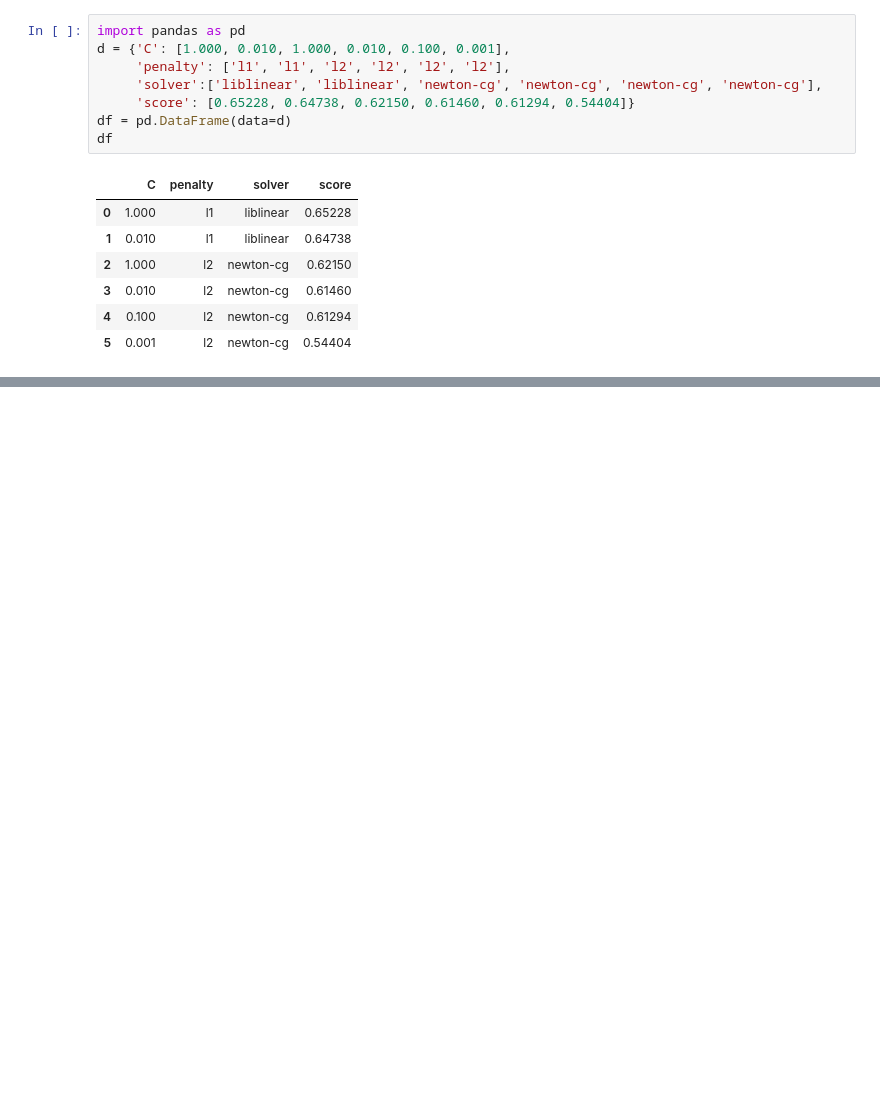
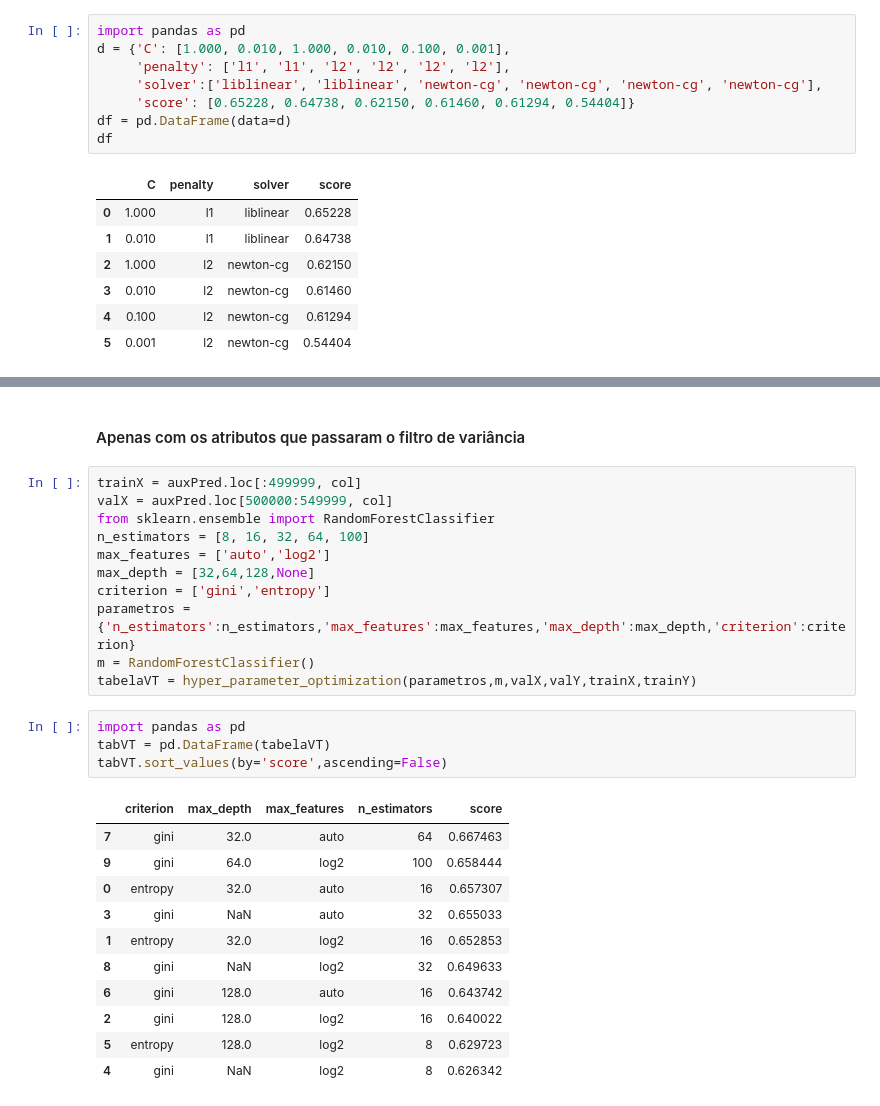
Before and after one commit to josepferreira/AA2, a Jupyter notebook: Notebooks/TratamentoDados.ipynb, the cells around one changed output, grey strips where cells are left out. Saved outputs shown, nothing was run; the diff lists cells and outputs as text; blank space fills up the shorter version.

```diff
--- a/Notebooks/TratamentoDados.ipynb
+++ b/Notebooks/TratamentoDados.ipynb
@@ -1632,0 +784,29 @@ tabela
+# %% [markdown]
+#### Apenas com os atributos que passaram o filtro de variância
+# %%
+trainX = auxPred.loc[:499999, col]
+valX = auxPred.loc[500000:549999, col]
+from sklearn.ensemble import RandomForestClassifier
+n_estimators = [8, 16, 32, 64, 100]
+max_features = ['auto','log2']
+max_depth = [32,64,128,None]
+criterion = ['gini','entropy']
+parametros = {'n_estimators':n_estimators,'max_features':max_features,'max_depth':max_depth,'criterion':criterion}
+m = RandomForestClassifier()
+tabelaVT = hyper_parameter_optimization(parametros,m,valX,valY,trainX,trainY)
+# %%
+import pandas as pd
+tabVT = pd.DataFrame(tabelaVT)
+tabVT.sort_values(by='score',ascending=False)
+# %% [output]
+|  | criterion | max_depth | max_features | n_estimators | score |
+| 7 | gini | 32.0 | auto | 64 | 0.667463 |
+| 9 | gini | 64.0 | log2 | 100 | 0.658444 |
+| 0 | entropy | 32.0 | auto | 16 | 0.657307 |
+| 3 | gini | NaN | auto | 32 | 0.655033 |
+| 1 | entropy | 32.0 | log2 | 16 | 0.652853 |
+| 8 | gini | NaN | log2 | 32 | 0.649633 |
+| 6 | gini | 128.0 | auto | 16 | 0.643742 |
+| 2 | gini | 128.0 | log2 | 16 | 0.640022 |
+| 5 | entropy | 128.0 | log2 | 8 | 0.629723 |
+| 4 | gini | NaN | log2 | 8 | 0.626342 |
```
Also changed, not shown: parts of 50 cells of this notebook, 2 other files.
